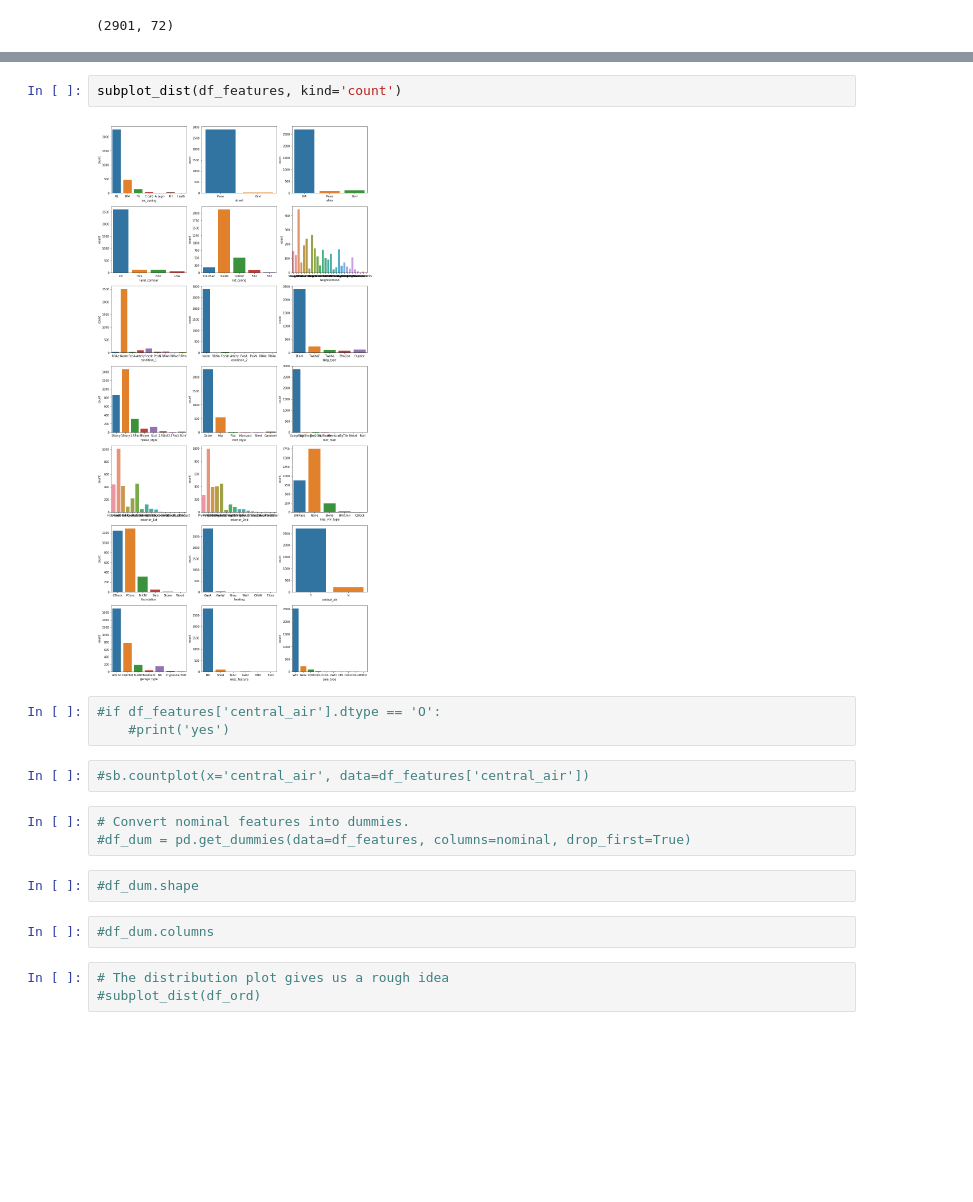
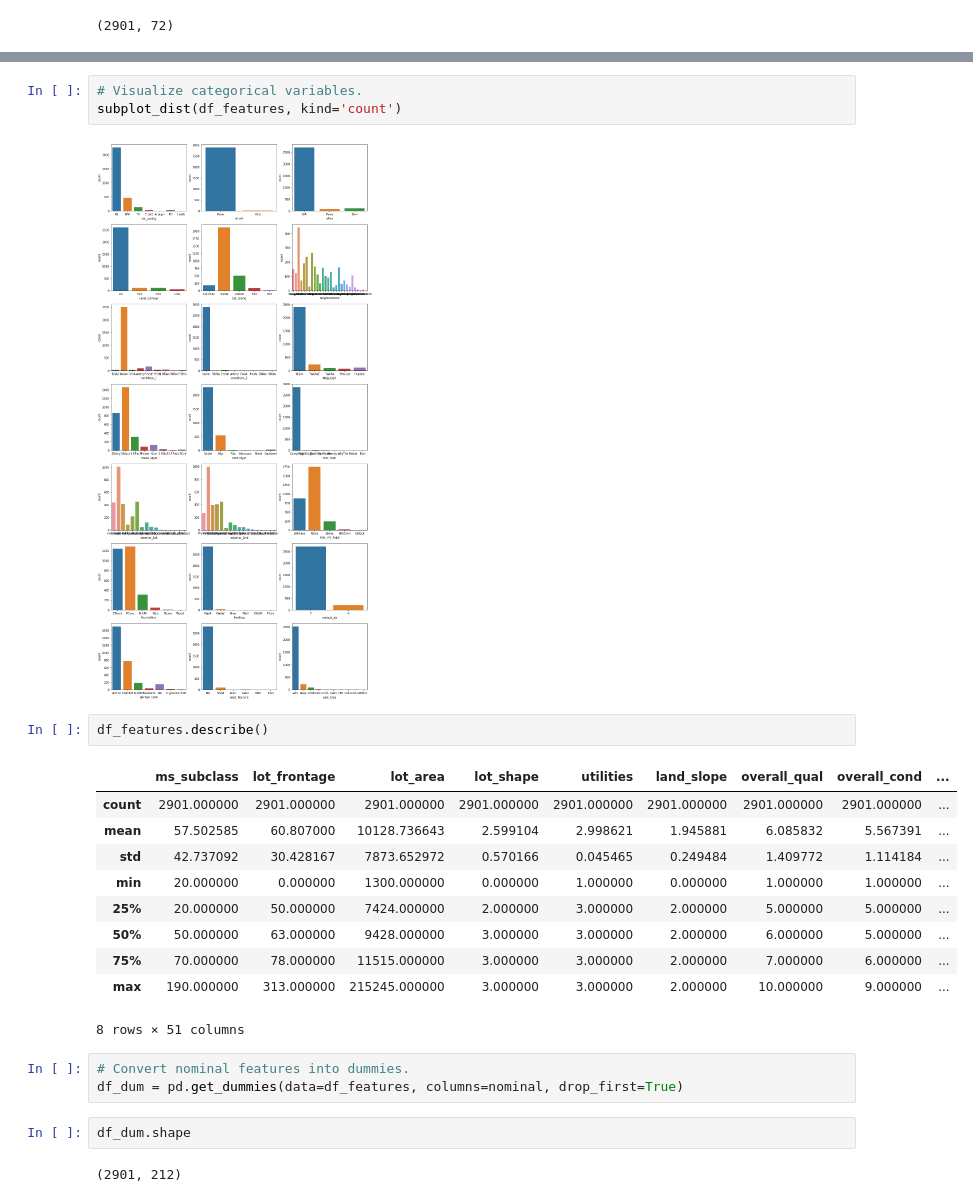
Before and after one commit to persocom01/GA-lessons, a Jupyter notebook: PROJECTS-AND-ASSIGNMENTS/project_2/notebooks/project_2.ipynb, the cells around one changed output, grey strips where cells are left out. Cells and saved outputs as stored; diff of their text form; blank space fills up the shorter version.

```diff
--- a/PROJECTS-AND-ASSIGNMENTS/project_2/notebooks/Untitled.ipynb
+++ b/PROJECTS-AND-ASSIGNMENTS/project_2/notebooks/project_2.ipynb
@@ -200,19 +154,25 @@ def subplot_dist(df, kind='dist', cols=None, titles=None, xlabels=None, ylabels=
 # %%
+# Visualize categorical variables.
 subplot_dist(df_features, kind='count')
 # %% [output]
 [figure]
-# %%
-#if df_features['central_air'].dtype == 'O':
-    #print('yes')
-# %%
-#sb.countplot(x='central_air', data=df_features['central_air'])
+# %%
+df_features.describe()
+# %% [output]
+|  | ms_subclass | lot_frontage | lot_area | lot_shape | utilities | land_slope | overall_qual | overall_cond | ... |
+| count | 2901.000000 | 2901.000000 | 2901.000000 | 2901.000000 | 2901.000000 | 2901.000000 | 2901.000000 | 2901.000000 | ... |
+| mean | 57.502585 | 60.807000 | 10128.736643 | 2.599104 | 2.998621 | 1.945881 | 6.085832 | 5.567391 | ... |
+| std | 42.737092 | 30.428167 | 7873.652972 | 0.570166 | 0.045465 | 0.249484 | 1.409772 | 1.114184 | ... |
+| min | 20.000000 | 0.000000 | 1300.000000 | 0.000000 | 1.000000 | 0.000000 | 1.000000 | 1.000000 | ... |
+| 25% | 20.000000 | 50.000000 | 7424.000000 | 2.000000 | 3.000000 | 2.000000 | 5.000000 | 5.000000 | ... |
+| 50% | 50.000000 | 63.000000 | 9428.000000 | 3.000000 | 3.000000 | 2.000000 | 6.000000 | 5.000000 | ... |
+| 75% | 70.000000 | 78.000000 | 11515.000000 | 3.000000 | 3.000000 | 2.000000 | 7.000000 | 6.000000 | ... |
+| max | 190.000000 | 313.000000 | 215245.000000 | 3.000000 | 3.000000 | 2.000000 | 10.000000 | 9.000000 | ... |
+8 rows × 51 columns
 # %%
 # Convert nominal features into dummies.
-#df_dum = pd.get_dummies(data=df_features, columns=nominal, drop_first=True)
+df_dum = pd.get_dummies(data=df_features, columns=nominal, drop_first=True)
-# %%
-#df_dum.shape
-# %%
-#df_dum.columns
-# %%
-# The distribution plot gives us a rough idea
-#subplot_dist(df_ord)
+# %%
+df_dum.shape
+# %% [output]
+(2901, 212)
```
Also changed, not shown: parts of 26 cells of this notebook, 4 other files.
